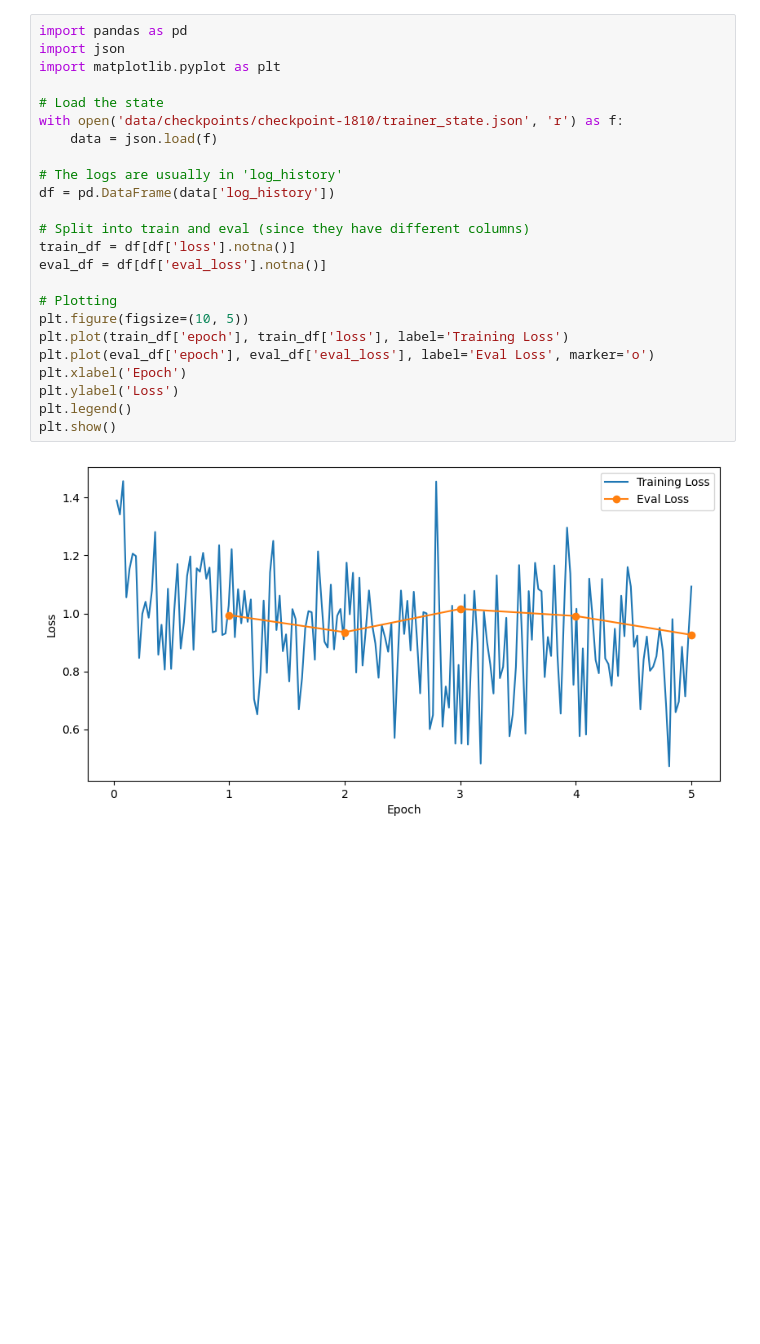
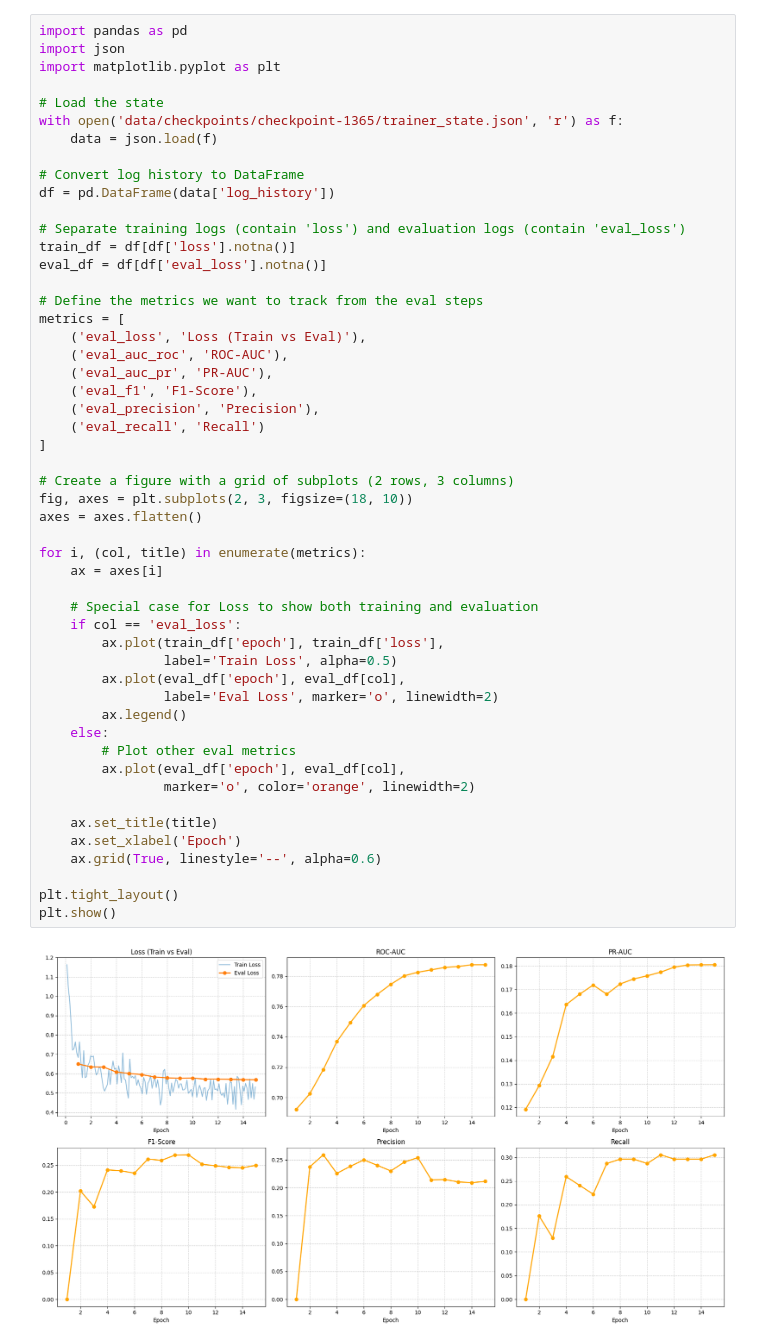
Before and after one commit to dmosc/viral, a Jupyter notebook: performance.ipynb, the cells around one changed output. Cells and saved outputs as stored; diff of their text form; blank space fills up the shorter version.

Commit message:
Add evaluation and next steps sections.
Also computed performance graphs and linked them.

```diff
--- a/performance.ipynb
+++ b/performance.ipynb
@@ -1,26 +1,53 @@
 # %%
 import pandas as pd
 import json
 import matplotlib.pyplot as plt
 
 # Load the state
-with open('data/checkpoints/checkpoint-1810/trainer_state.json', 'r') as f:
+with open('data/checkpoints/checkpoint-1365/trainer_state.json', 'r') as f:
     data = json.load(f)
 
-# The logs are usually in 'log_history'
+# Convert log history to DataFrame
 df = pd.DataFrame(data['log_history'])
 
-# Split into train and eval (since they have different columns)
+# Separate training logs (contain 'loss') and evaluation logs (contain 'eval_loss')
 train_df = df[df['loss'].notna()]
 eval_df = df[df['eval_loss'].notna()]
 
-# Plotting
-plt.figure(figsize=(10, 5))
-plt.plot(train_df['epoch'], train_df['loss'], label='Training Loss')
-plt.plot(eval_df['epoch'], eval_df['eval_loss'], label='Eval Loss', marker='o')
-plt.xlabel('Epoch')
-plt.ylabel('Loss')
-plt.legend()
+# Define the metrics we want to track from the eval steps
+metrics = [
+    ('eval_loss', 'Loss (Train vs Eval)'),
+    ('eval_auc_roc', 'ROC-AUC'),
+    ('eval_auc_pr', 'PR-AUC'),
+    ('eval_f1', 'F1-Score'),
+    ('eval_precision', 'Precision'),
+    ('eval_recall', 'Recall')
+]
+
+# Create a figure with a grid of subplots (2 rows, 3 columns)
+fig, axes = plt.subplots(2, 3, figsize=(18, 10))
+axes = axes.flatten()
+
+for i, (col, title) in enumerate(metrics):
+    ax = axes[i]
+
+    # Special case for Loss to show both training and evaluation
+    if col == 'eval_loss':
+        ax.plot(train_df['epoch'], train_df['loss'],
+                label='Train Loss', alpha=0.5)
+        ax.plot(eval_df['epoch'], eval_df[col],
+                label='Eval Loss', marker='o', linewidth=2)
+        ax.legend()
+    else:
+        # Plot other eval metrics
+        ax.plot(eval_df['epoch'], eval_df[col],
+                marker='o', color='orange', linewidth=2)
+
+    ax.set_title(title)
+    ax.set_xlabel('Epoch')
+    ax.grid(True, linestyle='--', alpha=0.6)
+
+plt.tight_layout()
 plt.show()
 # %% [output]
-[figure, old version]
+[figure, new version]
```
Also changed, not shown: 9 other files.
